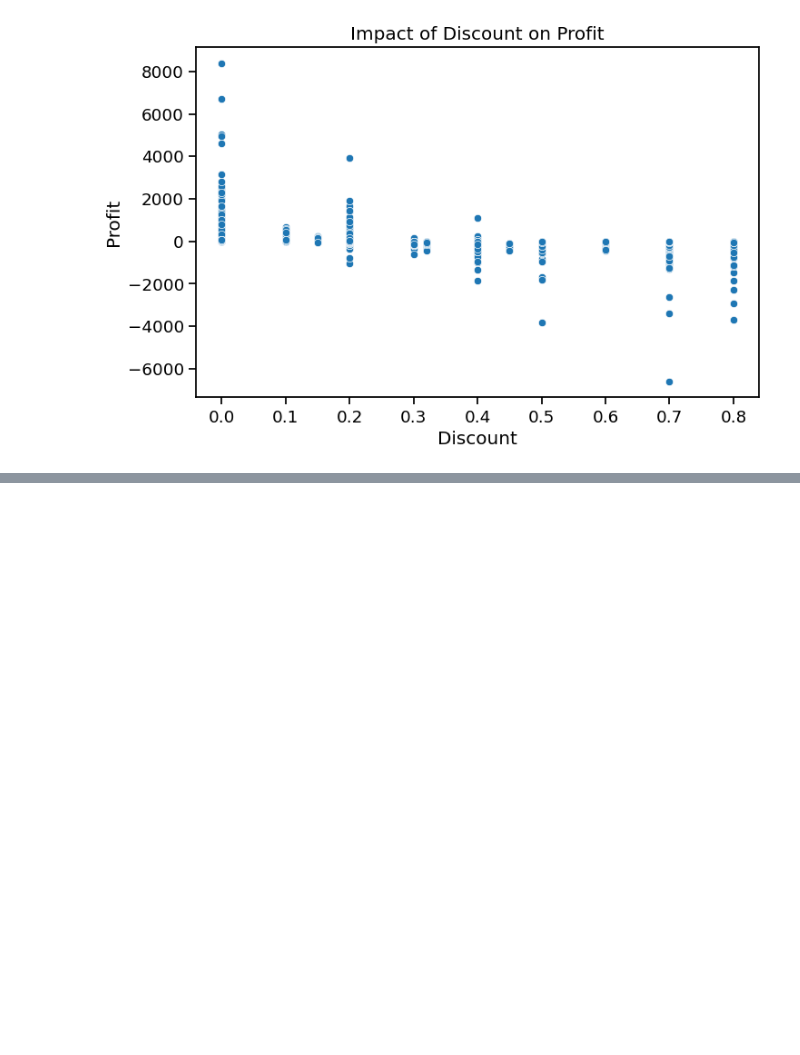
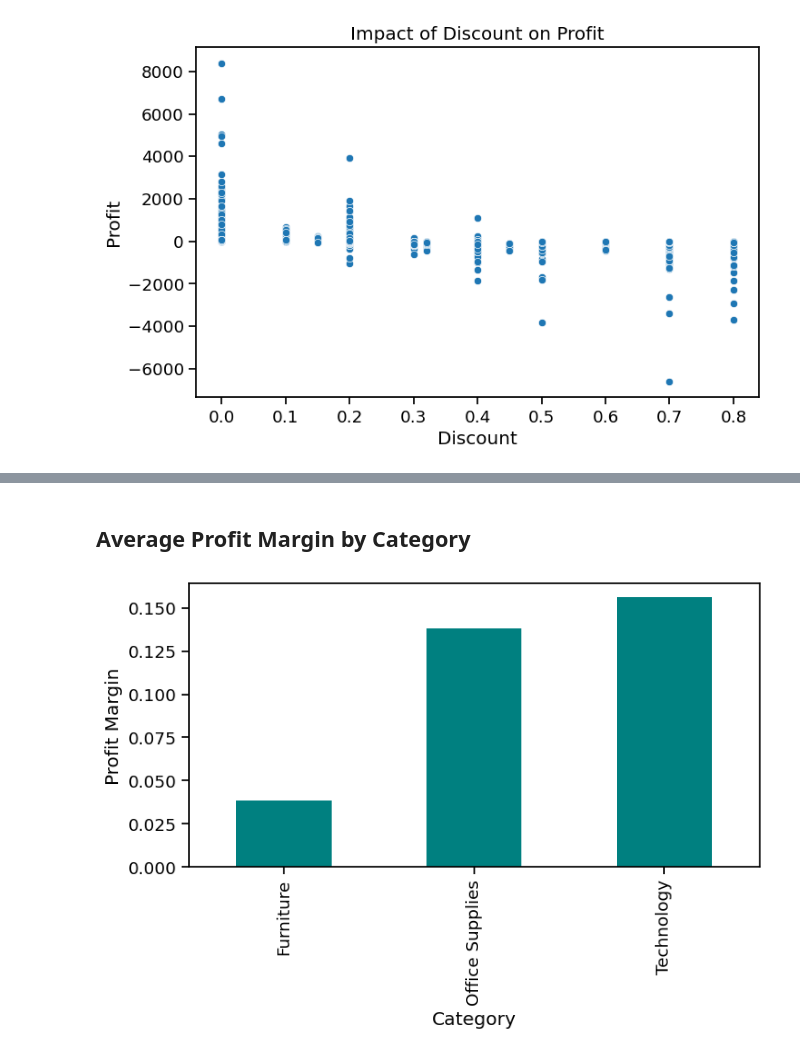
Before and after one commit to ar3haa/Data-Analysis-For-Superstore-Dataset, a Jupyter notebook: dat_analysis_superstore_dataset.ipynb, the cells around one changed output, grey strips where cells are left out. Cells and saved outputs as stored; diff of their text form; code cells hidden in the pictures; blank space fills up the shorter version.

```diff
--- a/dat_analysis_superstore_dataset.ipynb
+++ b/dat_analysis_superstore_dataset.ipynb
@@ -296,0 +343,11 @@ plt.show()
+# %% [markdown]
+## Average Profit Margin by Category
+# %%
+margin_by_category = df.groupby('Category')['Profit Margin'].mean().sort_values()
+plt.figure(figsize=(8,4))
+margin_by_category.plot(kind='bar', color="teal")
+plt.ylabel('Profit Margin')
+plt.xlabel('Category')
+plt.show()
+# %% [output]
+[figure, added]
```
Also changed, not shown: parts of 16 cells of this notebook.
